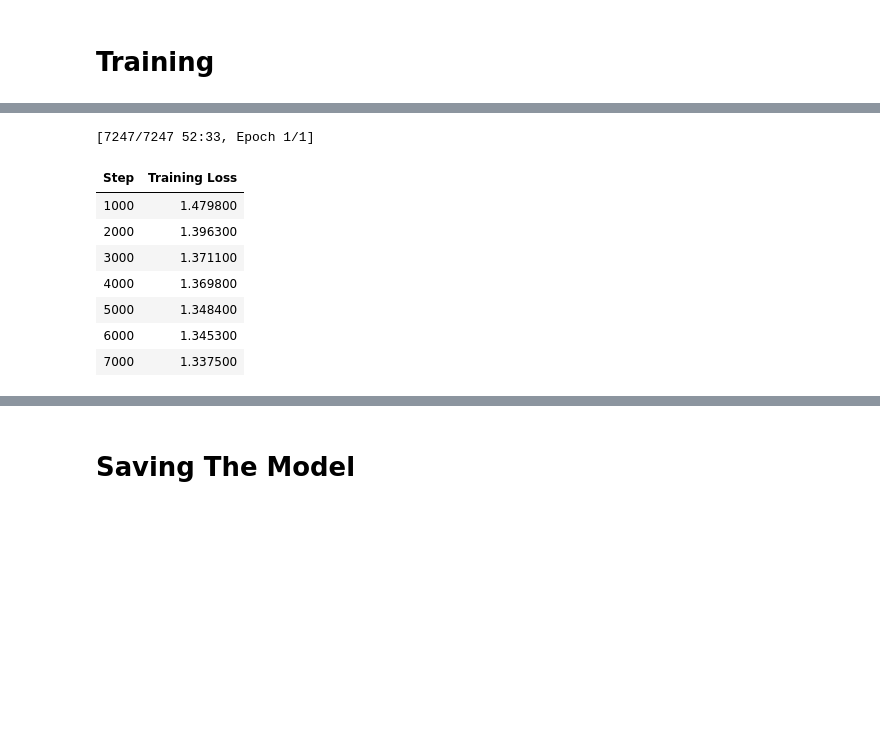
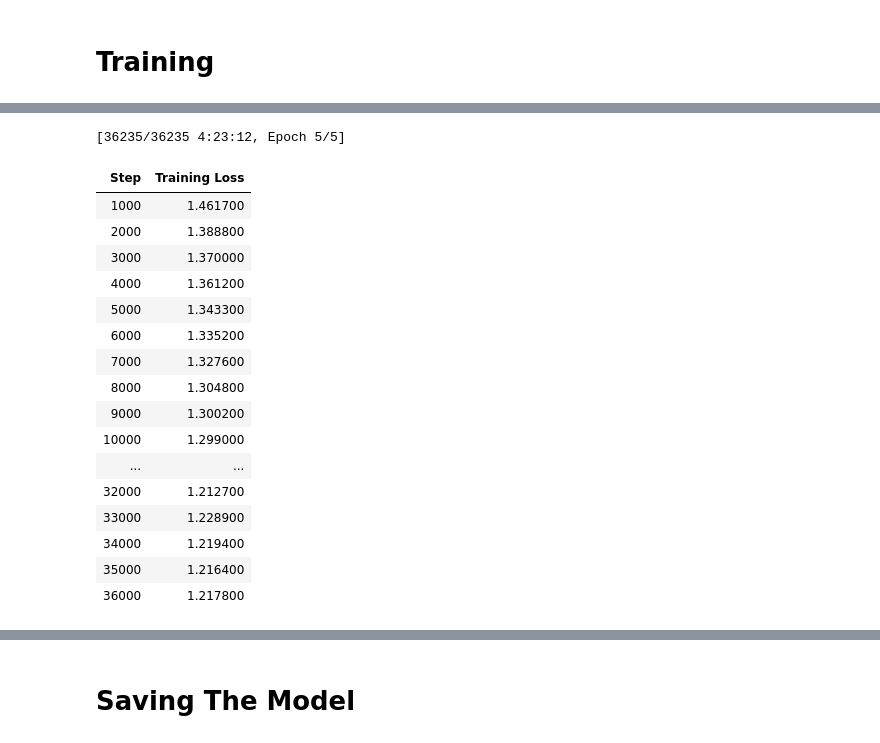
Before and after one commit to GustavoHCruz/CodingDNATransformers, a Jupyter notebook: src/main-tran-gpt.ipynb, the cells around one changed output, grey strips where cells are left out. Saved outputs shown, nothing was run; the diff lists cells and outputs as text; code cells hidden in the pictures; blank space fills up the shorter version.

```diff
--- a/src/main-tran-gpt.ipynb
+++ b/src/main-tran-gpt.ipynb
@@ -94,10 +94,10 @@ Test Dataset Len: 12205
 llm.train(
   dataset=train_dataset,
   params=TrainParams(
-    epochs=1,
+    epochs=5,
     batch_size=16,
     gradient_accumulation=1,
-    lr=5e-5,
+    lr=4e-5,
     logging_steps=1000
 	)
 )
@@ -108,10 +108,19 @@ llm.train(
 `loss_type=None` was set in the config but it is unrecognized. Using the default loss: `ForCausalLMLoss`.
-[7247/7247 52:33, Epoch 1/1]
+[36235/36235 4:23:12, Epoch 5/5]
 | Step | Training Loss |
-| 1000 | 1.479800 |
-| 2000 | 1.396300 |
-| 3000 | 1.371100 |
-| 4000 | 1.369800 |
-| 5000 | 1.348400 |
-| 6000 | 1.345300 |
-| 7000 | 1.337500 |
+| 1000 | 1.461700 |
+| 2000 | 1.388800 |
+| 3000 | 1.370000 |
+| 4000 | 1.361200 |
+| 5000 | 1.343300 |
+| 6000 | 1.335200 |
+| 7000 | 1.327600 |
+| 8000 | 1.304800 |
+| 9000 | 1.300200 |
+| 10000 | 1.299000 |
+| ... | ... |
+| 32000 | 1.212700 |
+| 33000 | 1.228900 |
+| 34000 | 1.219400 |
+| 35000 | 1.216400 |
+| 36000 | 1.217800 |
```
Also changed, not shown: parts of 5 cells of this notebook, 1 other file.
